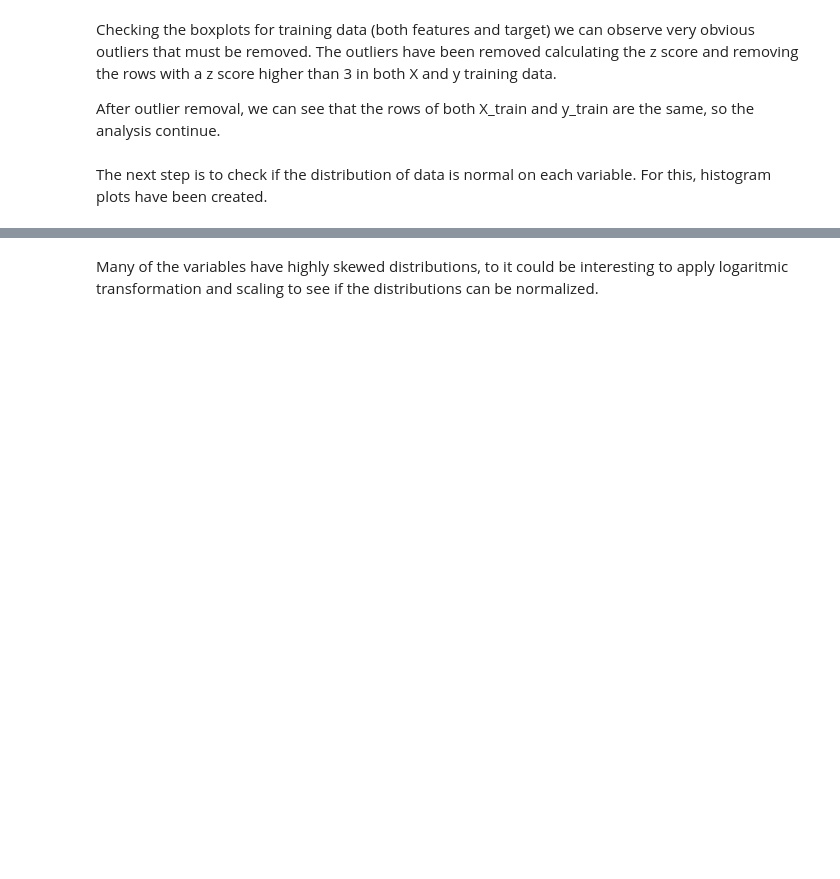
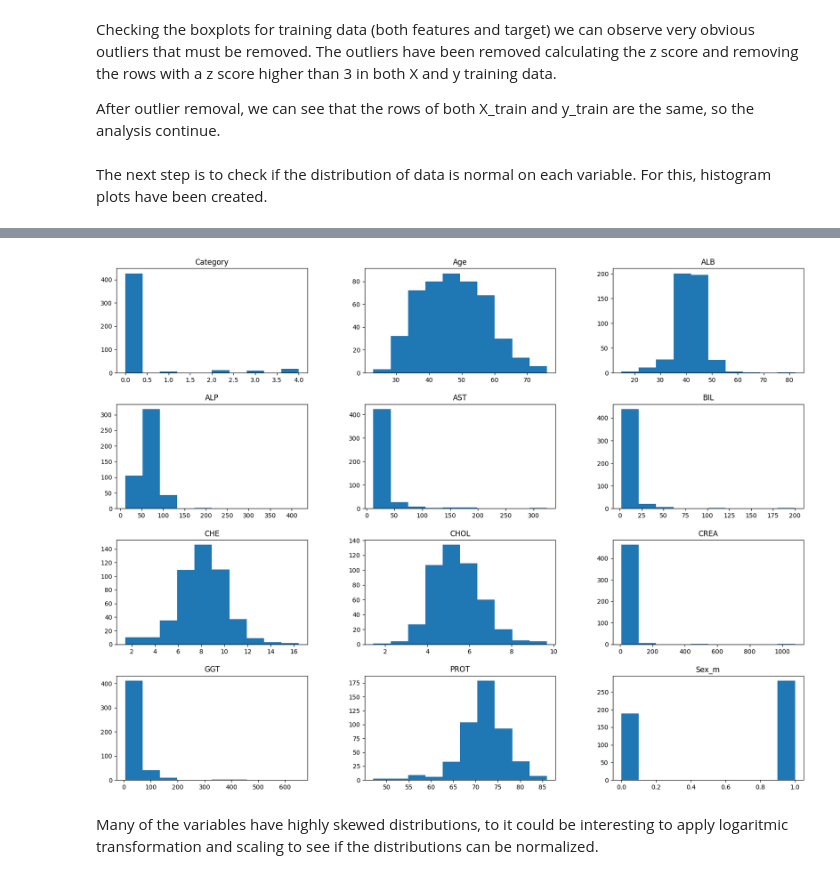
Before and after one commit to Biokatzen/Hepatitis-C-Prediction-Dataset, a Jupyter notebook: Copia_de_HepatitisC_Prediction_Dataset.ipynb, the cells around one changed output, grey strips where cells are left out. Cells and saved outputs as stored; diff of their text form; code cells hidden in the pictures; blank space fills up the shorter version.

```diff
--- a/Copia_de_HepatitisC_Prediction_Dataset.ipynb
+++ b/Copia_de_HepatitisC_Prediction_Dataset.ipynb
@@ -274,3 +249,8 @@ plt.show()
+# %%
+
+X_train.hist(figsize=(20,15), grid=False);
+# %% [output]
+[figure, added]
 # %% [markdown]
 Many of the variables have highly skewed distributions, to it could be interesting to apply logaritmic transformation and scaling to see if the distributions can be normalized.
 # %%
```
Also changed, not shown: parts of 12 cells of this notebook.
